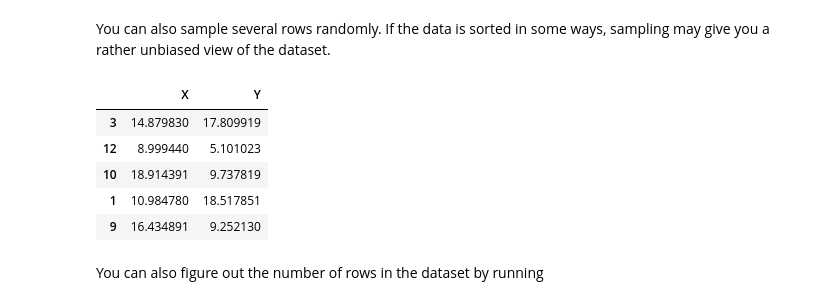
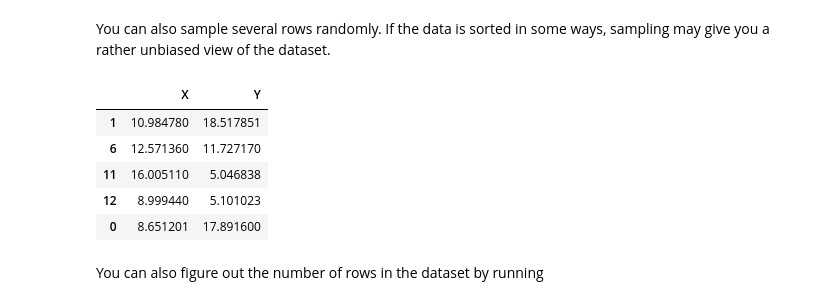
Before and after one commit to Daniele1209/Machine-Learning-Playground, a Jupyter notebook: Scientific Data Visualization/c01.ipynb, the cells around one changed output. Drawn from its saved outputs; the diff is of its cells as text; code cells hidden in the pictures.

```diff
--- a/Scientific Data Visualization/c01.ipynb
+++ b/Scientific Data Visualization/c01.ipynb
@@ -38,7 +38,7 @@ Using pandas, you can read tabular data files in [many formats and through many
 
 Let's load a dataset about the location of pumps in the John Snow's map. You can download the file to your computer and try to load it using the local path too.
 # %%
-d1_df = pd.read_csv('data1.csv')
+d1_df = pd.read_csv('data/data1.csv')
 # %% [markdown]
 `df` stands for "[Data Frame](https://pandas.pydata.org/pandas-docs/stable/dsintro.html#dataframe)", which is a fundamental data object in Pandas. You can take a look at the dataset by looking at the first few lines.
 # %%
@@ -63,13 +64,14 @@ d1_df.head()
 You can also sample several rows randomly. If the data is sorted in some ways, sampling may give you a rather unbiased view of the dataset.
 # %%
 # Your code here
+d1_df.sample(5)
 # %% [output]
 |  | X | Y |
-| 3 | 14.879830 | 17.809919 |
+| 1 | 10.984780 | 18.517851 |
+| 6 | 12.571360 | 11.727170 |
+| 11 | 16.005110 | 5.046838 |
 | 12 | 8.999440 | 5.101023 |
-| 10 | 18.914391 | 9.737819 |
-| 1 | 10.984780 | 18.517851 |
-| 9 | 16.434891 | 9.252130 |
+| 0 | 8.651201 | 17.891600 |
 # %% [markdown]
 You can also figure out the number of rows in the dataset by running
 # %%
```
Also changed, not shown: parts of 6 cells of this notebook, 7 other files.
